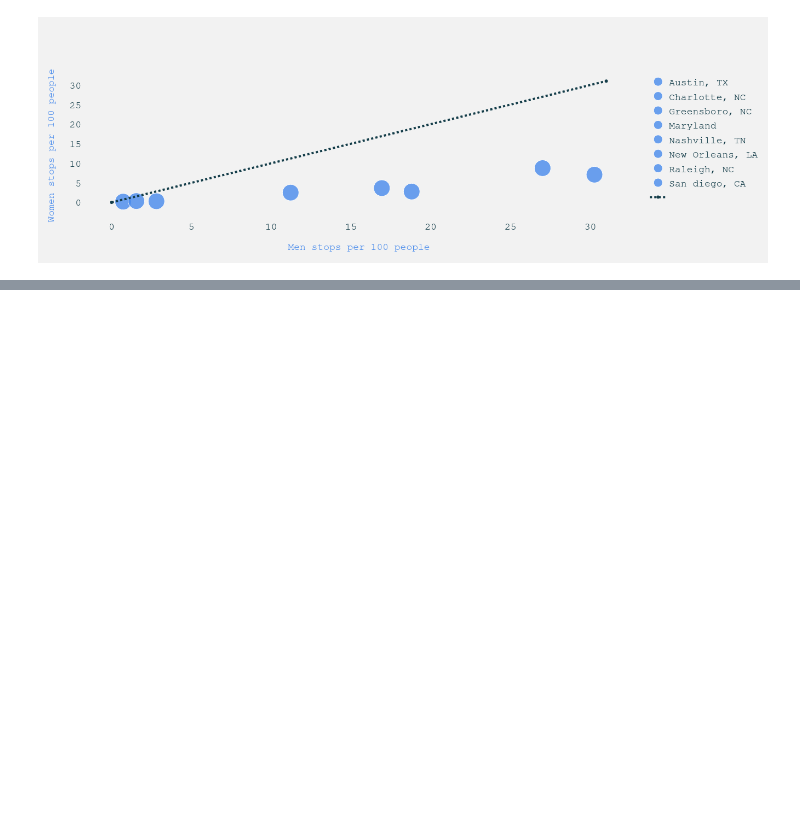
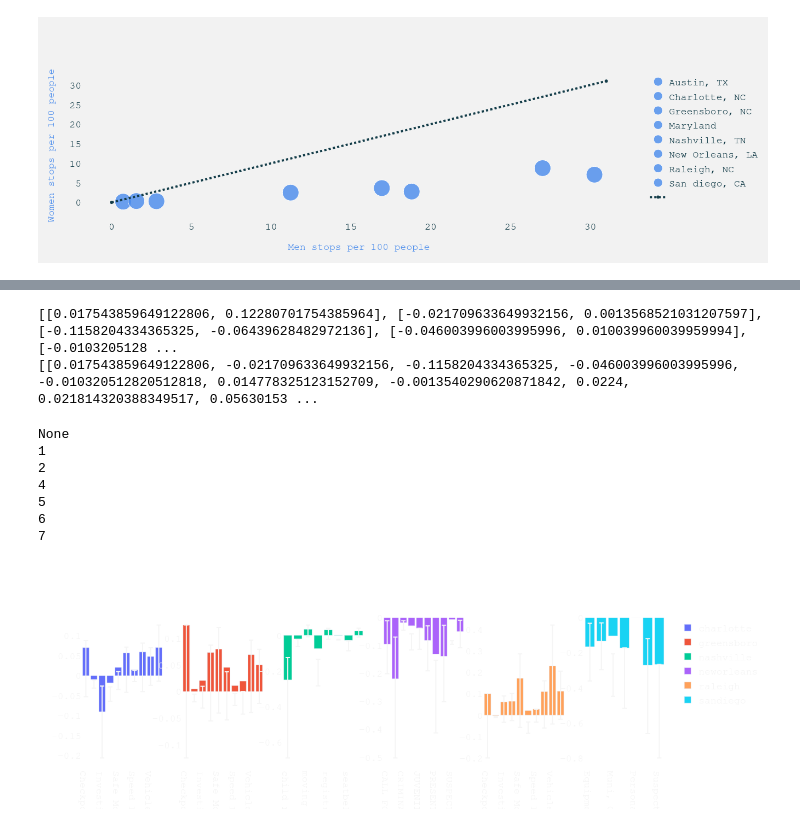
Before and after one commit to epfl-ada/ada-2020-project-milestone-p3-p3_littlepandas, a Jupyter notebook: martin_analyse.ipynb, the cells around one changed output, grey strips where cells are left out. Drawn from its saved outputs; the diff is of its cells as text; code cells hidden in the pictures; blank space fills up the shorter version.

```diff
--- a/martin_analyse.ipynb
+++ b/martin_analyse.ipynb
@@ -591,0 +875,58 @@ pio.write_html(fig, file='AOD_vehicule.html', auto_open=True)
+# %%
+#print(list(df_plot["AOD_stopped__"][1].values()))
+print(list(df_plot["CI_newO"][1].values()))
+
+
+print(newl)
+# %% [output]
+[[0.017543859649122806, 0.12280701754385964], [-0.021709633649932156, 0.0013568521031207597], [-0.1158204334365325, -0.06439628482972136], [-0.046003996003995996, 0.010039960039959994], [-0.0103205128 ...
+[[0.017543859649122806, -0.021709633649932156, -0.1158204334365325, -0.046003996003995996, -0.010320512820512818, 0.014778325123152709, -0.0013540290620871842, 0.0224, 0.021814320388349517, 0.05630153 ...
+# %%
+df_plot = df.copy()
+df_plot = df_plot[~df_plot["name"].isin(["austin","MD"])]
+list_name_print_plot = list_name_print[1:]
+list_name_print_plot = list_name_print_plot.remove("Maryland")
+print(list_name_print_plot)
+
+fig = make_subplots(rows=1, cols=6)
+
+colID = 1
+for i in [1,2,4,5,6,7]:
+    CI = list(map(list, zip(*list(df_plot["CI_newO"][i].values()))))
+    print(i)
+    fig.add_trace(
+        go.Bar(x=list(df_plot["ordered_reasons__"][i]), y=list(df_plot["AOD_stopped__"][i].values()),
+                    base=0,
+                    error_y=dict(type='data',symmetric=False, array=CI[0],arrayminus=CI[1],color="#F5F5F5"),
+                    name=df_plot["name"][i]),
+        row=1, col=colID
+    )
+    colID +=1
+
+"""fig.add_trace(
+    go.Bar(x=list_name_print_plot, y=df_plot["AOD_2"],
+                base=0,
+                error_y=dict(type='data',symmetric=False, array=df_plot["CI0_2"],arrayminus=df_plot["CI1_2"],color="#F5F5F5"),
+                name="t"),
+    row = 1,col =2
+)"""
+
+fig.update_layout(
+        font = dict(size=18, family='Courier', color="#F5F5F5"),
+        paper_bgcolor='rgba(0,0,0,0)',
+        plot_bgcolor='rgba(0,0,0,0)',
+        autosize=True,
+
+        dragmode = False,
+    )
+fig.show()
+pio.write_html(fig, file='AOD_s2_2.html', auto_open=True)
+# %% [output]
+None
+1
+2
+4
+5
+6
+7
+[figure, added]
```
Also changed, not shown: parts of 19 cells of this notebook.
